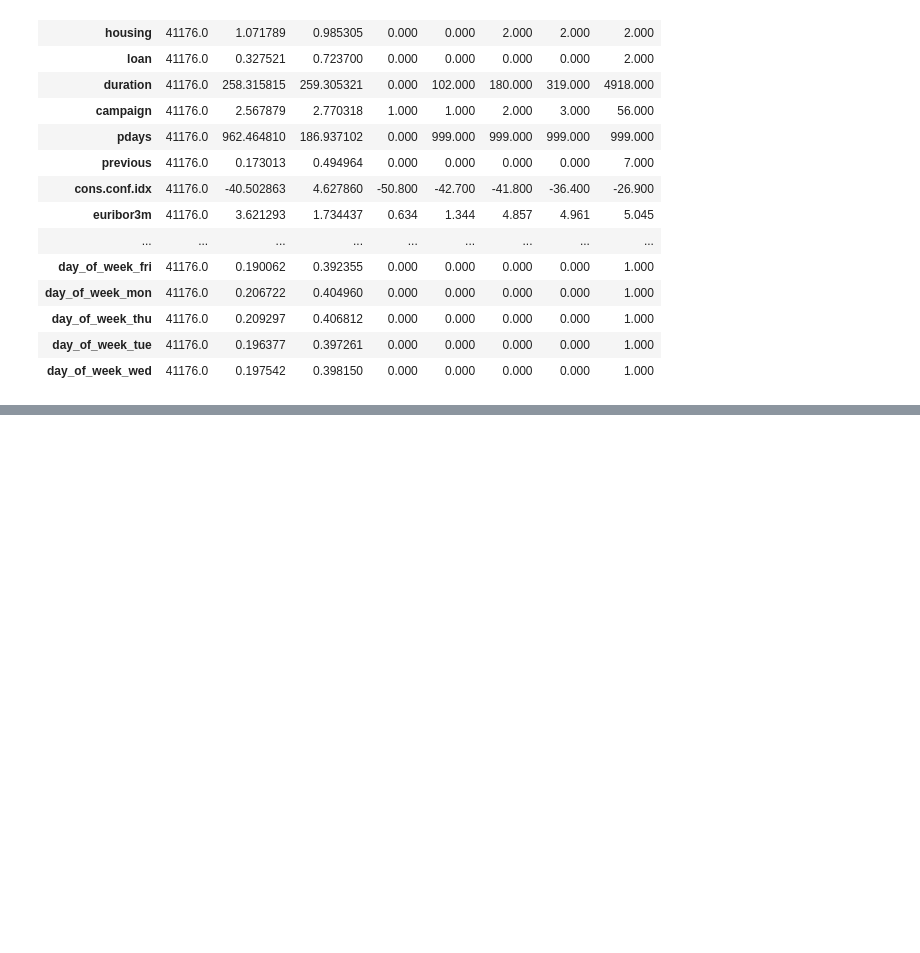
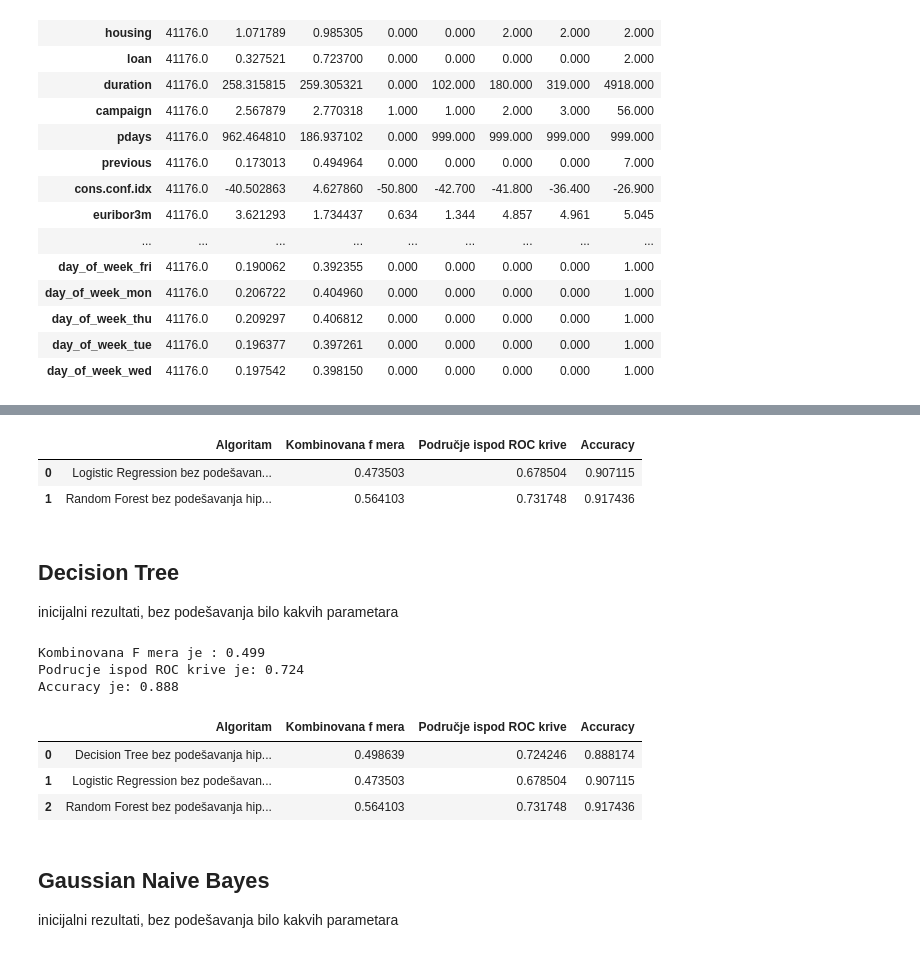
Before and after one commit to StevanGrujic/ML_Projekat1, a Jupyter notebook: projekat1.ipynb, the cells around one changed output, grey strips where cells are left out. Drawn from its saved outputs; the diff is of its cells as text; code cells hidden in the pictures; blank space fills up the shorter version.

Commit message:
Testiranje algoritama bez podesavanja hiperparametara i uporedjivanje rezultata

```diff
--- a/projekat1.ipynb
+++ b/projekat1.ipynb
@@ -400,0 +440,4 @@ konacni_df.describe().T
+# %%
+X_train, X_test, y_train, y_test = train_test_split(X, y, test_size=0.2)
+
+X_train.shape, X_test.shape, y_train.shape, y_test.shape
@@ -400,0 +448,3 @@ konacni_df.describe().T
+# %%
+testing = pd.DataFrame(columns=["Algoritam", "Kombinovana f mera", "Područje ispod ROC krive", "Accuracy"])
+testing
@@ -400,0 +484,16 @@ konacni_df.describe().T
+# %%
+np.random.seed(42)
+model = LogisticRegression()
+model.fit(X_train, y_train)
+
+f1 = f1_score(y_test, model.predict(X_test))
+auc = roc_auc_score(y_test, model.predict(X_test))
+acc = accuracy_score(y_test, model.predict(X_test))
+
+print("Kombinovana F mera je : %0.3f" %f1)
+print("Podrucje ispod ROC krive je: %0.3f" %auc)
+print("Accuracy je: %0.3f" %acc)
+
+testing.loc[-1] = ["Logistic Regression bez podešavanja hiperparametara", f1, auc, acc]
+testing.index = testing.index + 1
+testing = testing.sort_index()
@@ -400,0 +511,39 @@ konacni_df.describe().T
+# %%
+testing
+# %% [output]
+|  | Algoritam | Kombinovana f mera | Područje ispod ROC krive | Accuracy |
+| 0 | Logistic Regression bez podešavan... | 0.473503 | 0.678504 | 0.907115 |
+| 1 | Random Forest bez podešavanja hip... | 0.564103 | 0.731748 | 0.917436 |
+# %% [markdown]
+## Decision Tree
+inicijalni rezultati, bez podešavanja bilo kakvih parametara
+# %%
+np.random.seed(42)
+model = DecisionTreeClassifier()
+model.fit(X_train, y_train)
+
+f1 = f1_score(y_test, model.predict(X_test))
+auc = roc_auc_score(y_test, model.predict(X_test))
+acc = accuracy_score(y_test, model.predict(X_test))
+
+print("Kombinovana F mera je : %0.3f" %f1)
+print("Podrucje ispod ROC krive je: %0.3f" %auc)
+print("Accuracy je: %0.3f" %acc)
+
+testing.loc[-1] = ["Decision Tree bez podešavanja hiperparametara", f1, auc, acc]
+testing.index = testing.index + 1
+testing = testing.sort_index()
+# %% [output]
+Kombinovana F mera je : 0.499
+Podrucje ispod ROC krive je: 0.724
+Accuracy je: 0.888
+# %%
+testing
+# %% [output]
+|  | Algoritam | Kombinovana f mera | Područje ispod ROC krive | Accuracy |
+| 0 | Decision Tree bez podešavanja hip... | 0.498639 | 0.724246 | 0.888174 |
+| 1 | Logistic Regression bez podešavan... | 0.473503 | 0.678504 | 0.907115 |
+| 2 | Random Forest bez podešavanja hip... | 0.564103 | 0.731748 | 0.917436 |
+# %% [markdown]
+## Gaussian Naive Bayes
+inicijalni rezultati, bez podešavanja bilo kakvih parametara
```
Also changed, not shown: parts of 18 cells of this notebook, 1 other file.
